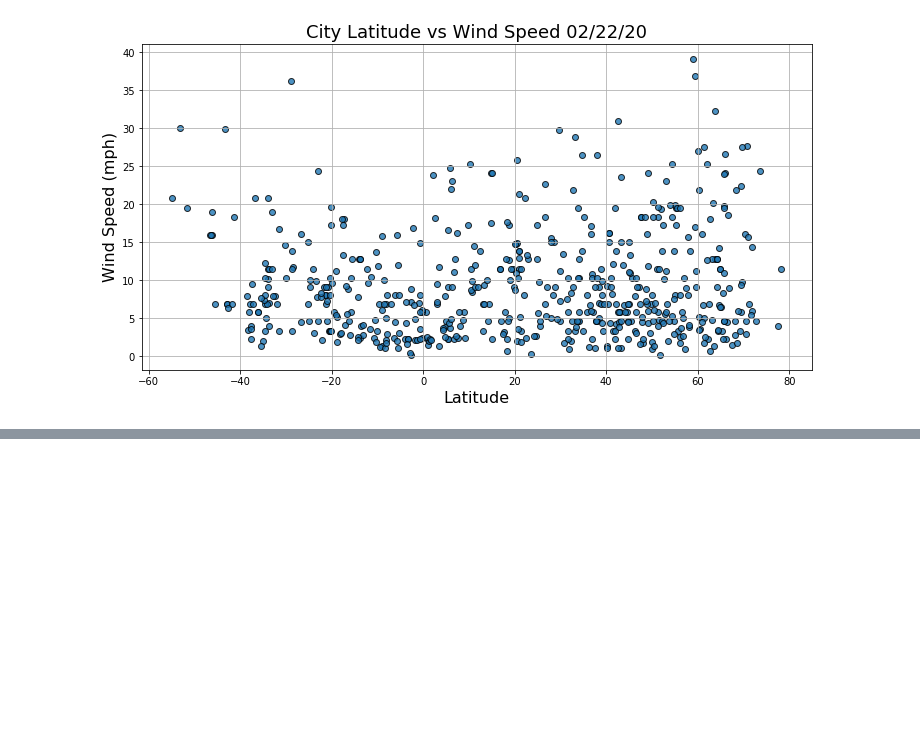
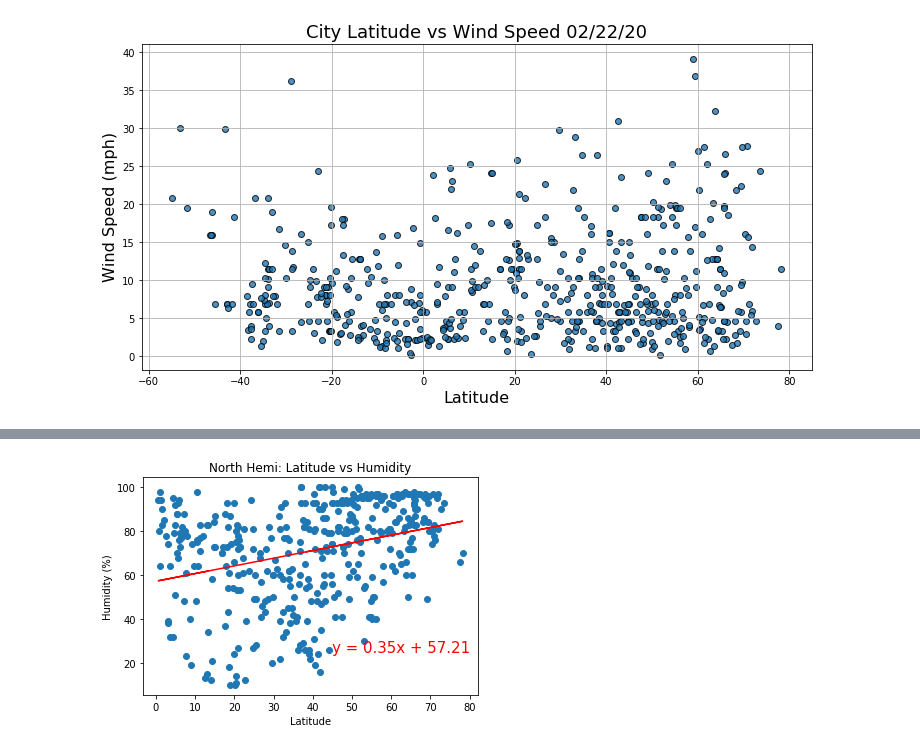
Before and after one commit to mattglibota/World_Weather_Analysis, a Jupyter notebook: WeatherPy.ipynb, the cells around one changed output, grey strips where cells are left out. Saved outputs shown, nothing was run; the diff lists cells and outputs as text; code cells hidden in the pictures; blank space fills up the shorter version.

```diff
--- a/WeatherPy.ipynb
+++ b/WeatherPy.ipynb
@@ -202,0 +244,6 @@ fig.savefig("weather_data/Fig4_latvswind.png")
+# %%
+#create scatter plot for lin reg
+plot_lin_reg(north_hemi_df["Lat"],north_hemi_df["Humidity"],
+             "North Hemi: Latitude vs Humidity","Humidity (%)",(45,25))
+# %% [output]
+[figure, added]
```
Also changed, not shown: parts of 10 cells of this notebook.
